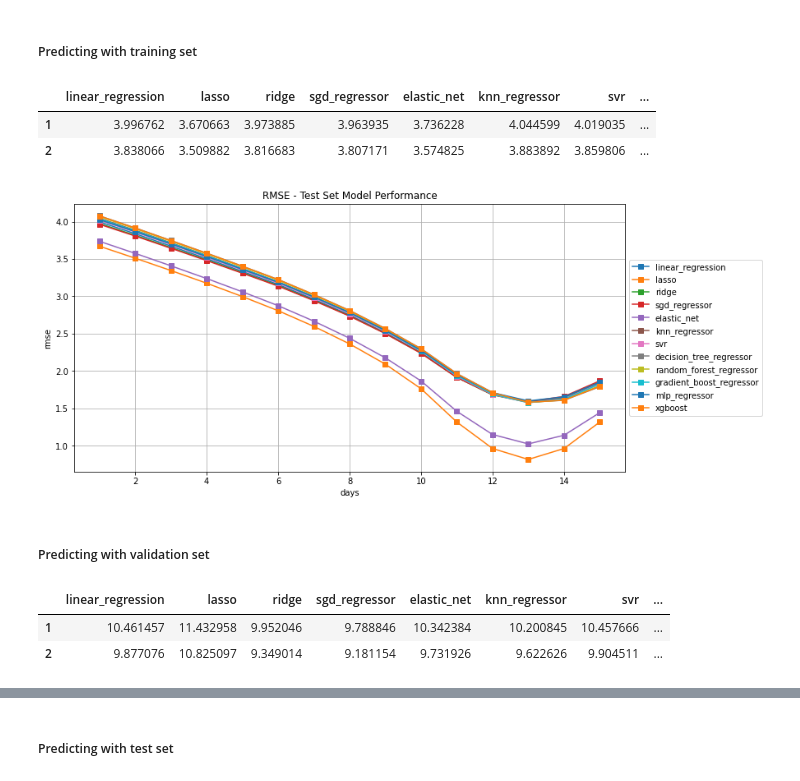
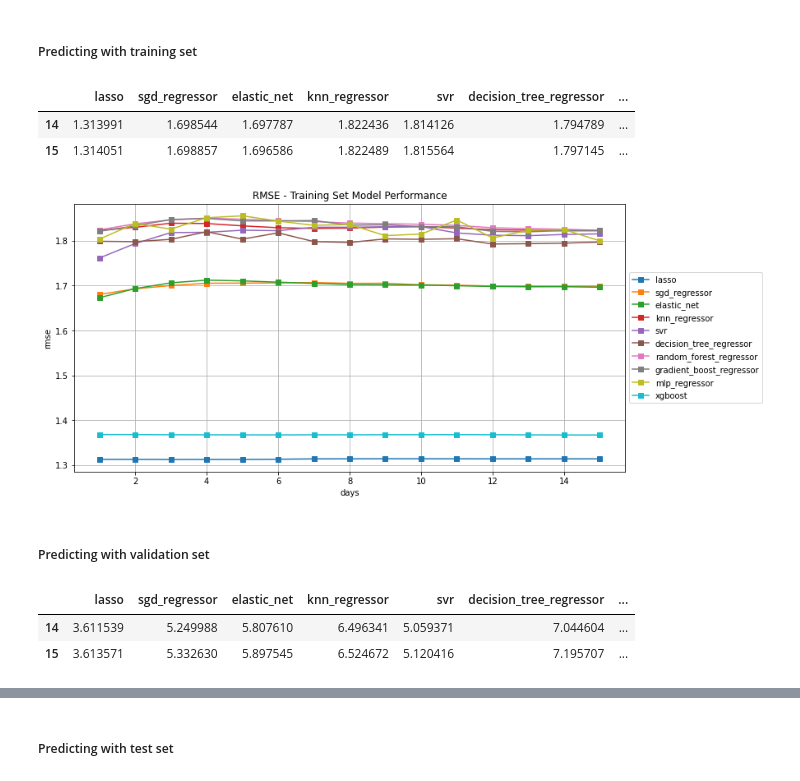
Before and after one commit to terrill11/spy_trend, a Jupyter notebook: models/multi_step_forecasting/spy_trend_direct.ipynb, the cells around one changed output, grey strips where cells are left out. Drawn from its saved outputs; the diff is of its cells as text; code cells hidden in the pictures.

```diff
--- a/models/multi_step_forecasting/spy_trend_direct.ipynb
+++ b/models/multi_step_forecasting/spy_trend_direct.ipynb
@@ -386,7 +413,8 @@ Lars was removed because it was consistently under performing for all days.
 # %%
-from sklearn.linear_model import LinearRegression
+# from sklearn.linear_model import LinearRegression
+# from sklearn.linear_model import Lars
+# from sklearn.linear_model import Ridge
 from sklearn.linear_model import Lasso
-from sklearn.linear_model import Ridge
 from sklearn.linear_model import SGDRegressor
 from sklearn.linear_model import ElasticNet
 from sklearn.neighbors import KNeighborsRegressor
@@ -402,15 +430,18 @@ import math
 
 models = {}
 
-models['linear_regression'] = LinearRegression()
-models['lasso'] = Lasso(random_state=0)
-models['ridge'] = Ridge(random_state=0)
-models['sgd_regressor'] = SGDRegressor(random_state=0)
-models['elastic_net'] = ElasticNet(random_state=0)
+# models['linear_regression'] = LinearRegression()
+# models['lars'] = Lars()
+# models['ridge'] = Ridge(alpha=500, random_state=0) #
+
+models['lasso'] = Lasso(random_state=0) #
+models['sgd_regressor'] = SGDRegressor(alpha=5, random_state=0) #
+models['elastic_net'] = ElasticNet(l1_ratio=0.1, random_state=0) #
 models['knn_regressor'] = KNeighborsRegressor()
-models['svr'] = SVR()
-models['decision_tree_regressor'] = DecisionTreeRegressor(random_state=0)
-models['random_forest_regressor'] = RandomForestRegressor(random_state=0)
-models['gradient_boost_regressor'] = GradientBoostingRegressor(random_state=0)
-models['mlp_regressor'] = MLPRegressor(random_state=0)
-models['xgboost'] = XGBRegressor(random_state=0)
+models['svr'] = SVR(C=0.1)
+models['decision_tree_regressor'] = DecisionTreeRegressor(max_depth=10, max_features='log2', random_state=0)
+models['random_forest_regressor'] = RandomForestRegressor(max_depth=5, max_features='log2', n_jobs=-1, random_state=0)
+models['gradient_boost_regressor'] = GradientBoostingRegressor(subsample=0.1, max_features='log2', random_state=0)
+models['mlp_regressor'] = MLPRegressor(hidden_layer_sizes=500, random_state=0)
+models['xgboost'] = XGBRegressor(n_estimators=30, max_depth=10, learning_rate=0.1, gamma=1.0, min_child_weight=1.0,
+                                 subsample=0.7, colsample_bytree=0.1, reg_alpha=1000, random_state=0) #
@@ -427,7 +460,7 @@ for name, model in models.items():
     train_results[name] = {}
     for day in range(1, days_to_predict+1):
 #         print(name, day)
-        model.fit(X_train_scaled, y_train_scaled[f'target_SPY_{day}d'])
+        model.fit(X_train_scaled, y_train_scaled[f'SPY_target_{day}d'])
         prediction = model.predict(X_train_scaled)
         prediction = prediction * train[f'SPY_std_{day}d'] + train[f'SPY_mean_{day}d']
         train_results[name][day] = prediction
@@ -441,34 +472,35 @@ train_rmse_results = pd.DataFrame(index=range(1, days_to_predict+1))
 for name in models.keys():
     rmse_per_day = []
     for day in range(1, days_to_predict+1):
-        rmse_score = math.sqrt(mean_squared_error(y_train[f'target_SPY_{day}d'], train_results[name][i]))
+        rmse_score = math.sqrt(mean_squared_error(y_train[f'SPY_target_{day}d'], train_results[name][day]))
         rmse_per_day.append(rmse_score)
     train_rmse_results[name] = rmse_per_day
 
-train_rmse_results.head(2)
+train_rmse_results.tail(2)
 # %% [output]
-|  | linear_regression | lasso | ridge | sgd_regressor | elastic_net | knn_regressor | svr | ... |
-| 1 | 3.996762 | 3.670663 | 3.973885 | 3.963935 | 3.736228 | 4.044599 | 4.019035 | ... |
-| 2 | 3.838066 | 3.509882 | 3.816683 | 3.807171 | 3.574825 | 3.883892 | 3.859806 | ... |
+|  | lasso | sgd_regressor | elastic_net | knn_regressor | svr | decision_tree_regressor | ... |
+| 14 | 1.313991 | 1.698544 | 1.697787 | 1.822436 | 1.814126 | 1.794789 | ... |
+| 15 | 1.314051 | 1.698857 | 1.696586 | 1.822489 | 1.815564 | 1.797145 | ... |
 # %%
 # # plotting results
 rcParams['figure.figsize'] = 12, 6
 
-legend_list = ['linear_regression']
-
-ax = train_rmse_results['linear_regression'].plot(x='days', y='rmse', marker='s', grid=True)
+legend_list = ['lasso']
+ax = train_rmse_results['lasso'].plot(x='days', y='rmse', marker='s', grid=True)
 
 for col in train_rmse_results.columns[1:]:
     ax = train_rmse_results[col].plot(x='x', y='rmse', marker='s', grid=True, ax=ax)
     legend_list.append(col)
 
+# ax = train_rmse_results[model_testing].plot(style='b', marker='s', grid=True)
+
 ax.set_xlabel('days')
 ax.set_ylabel('rmse')
-ax.set_title('RMSE - Test Set Model Performance')
+ax.set_title('RMSE - Training Set Model Performance')
 plt.legend(legend_list, loc='center left', bbox_to_anchor=(1.0, 0.5))
 plt.gcf().set_facecolor('white')
 # %% [output]
-[figure, old version]
+[figure, new version]
 # %% [markdown]
 <h5>Predicting with validation set</h5>
 # %%
@@ -494,15 +526,15 @@ valid_rmse_results = pd.DataFrame(index=range(1, days_to_predict+1))
 for name in models.keys():
     rmse_per_day = []
     for day in range(1, days_to_predict+1):
-        rmse_score = math.sqrt(mean_squared_error(y_valid[f'target_SPY_{day}d'], valid_results[name][i]))
+        rmse_score = math.sqrt(mean_squared_error(y_valid[f'SPY_target_{day}d'], valid_results[name][day]))
         rmse_per_day.append(rmse_score)
     valid_rmse_results[name] = rmse_per_day
 
-valid_rmse_results.head(2)
+valid_rmse_results.tail(2)
 # %% [output]
-|  | linear_regression | lasso | ridge | sgd_regressor | elastic_net | knn_regressor | svr | ... |
-| 1 | 10.461457 | 11.432958 | 9.952046 | 9.788846 | 10.342384 | 10.200845 | 10.457666 | ... |
-| 2 | 9.877076 | 10.825097 | 9.349014 | 9.181154 | 9.731926 | 9.622626 | 9.904511 | ... |
+|  | lasso | sgd_regressor | elastic_net | knn_regressor | svr | decision_tree_regressor | ... |
+| 14 | 3.611539 | 5.249988 | 5.807610 | 6.496341 | 5.059371 | 7.044604 | ... |
+| 15 | 3.613571 | 5.332630 | 5.897545 | 6.524672 | 5.120416 | 7.195707 | ... |
 # %%
 # # plotting results
 rcParams['figure.figsize'] = 12, 6
```
Also changed, not shown: parts of 26 cells of this notebook.
